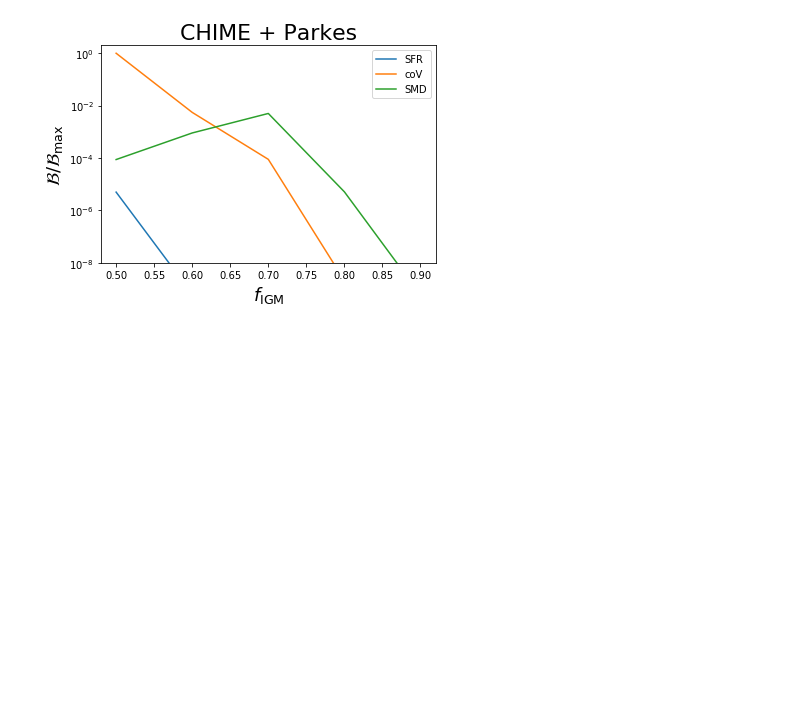
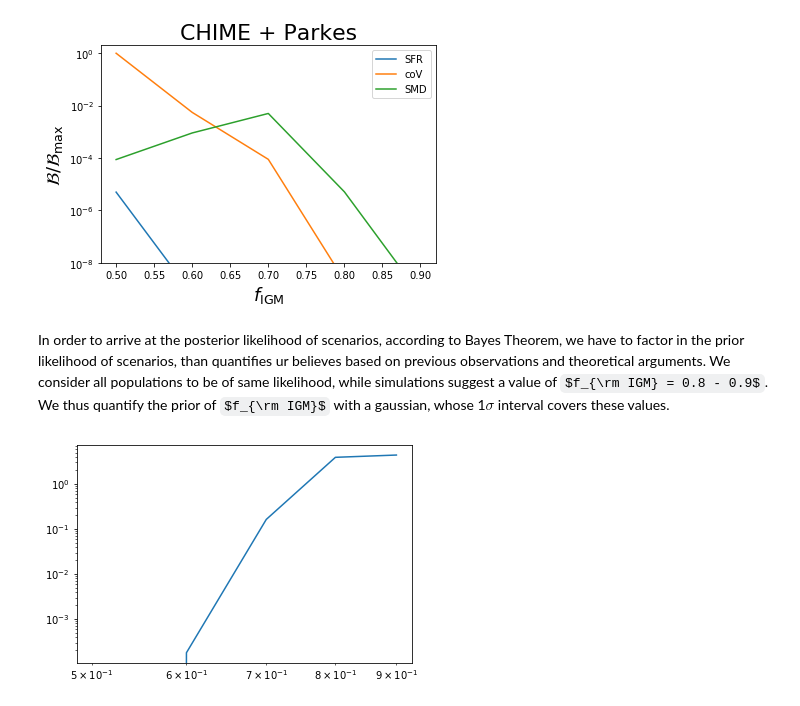
Before and after one commit to FRBs/PreFRBLE, a Jupyter notebook: notebooks/PreFRBLE_JointAnalysis_fIGM-population.ipynb, the cells around one changed output. Saved outputs shown, nothing was run; the diff lists cells and outputs as text; code cells hidden in the pictures; some formulas as TeX source; blank space fills up the shorter version.

```diff
--- a/notebooks/PreFRBLE_JointAnalysis_fIGM-population.ipynb
+++ b/notebooks/PreFRBLE_JointAnalysis_fIGM-population.ipynb
@@ -24,6 +25,9 @@ scenario_IGM = {
 }
 
 Cs = np.arange(0.500,0.901, 0.100)
+f_IGMs = Cs
+f_IGMs_range = f_IGMs-0.05
+f_IGMs_range = np.append( f_IGMs_range, f_IGMs[-1]+0.05)
 # %% [markdown]
 joint investigation of IGM baryon content and redshift population of FRBs.
 Using prediction of $P(z|{\rm telescope},{\rm population})$ and $P({\rm DM}|z,C)$, we arrive at prediction of observed DM by integration, $P({\rm DM}|C,{\rm telescope},{\rm population}) = \int P(z|{\rm telescope},{\rm population}) ~ P({\rm DM}|z,C) ~{\rm d}z$ and quantify how well that fits to $P(DM|{\rm observed})$.
@@ -286,3 +290,6 @@ plt.ylim(1e-8,2)
 # %% [output]
 (1e-08, 2)
 [figure]
+# %% [markdown]
+In order to arrive at the posterior likelihood of scenarios, according to Bayes Theorem, we have to factor in the prior likelihood of scenarios, than quantifies ur believes based on previous observations and theoretical arguments.
+We consider all populations to be of same likelihood, while simulations suggest a value of $f_{\rm IGM} = 0.8 - 0.9$. We thus quantify the prior of $f_{\rm IGM}$ with a gaussian, whose 1$\sigma$ interval covers these values.
@@ -288,0 +300,10 @@ plt.ylim(1e-8,2)
+# %%
+mu = 0.85
+sigma = 0.05
+N=10**6
+
+f_IGMs_ =  np.random.normal( mu, sigma, N )
+P_fIGM, fIGM = Histogram( data=f_IGMs_, bins=len(f_IGMs), range=f_IGMs_range[np.array([0,-1])], density=True )
+PlotLikelihood( P=P_fIGM, x=f_IGMs_range)
+# %% [output]
+[figure, added]
```
Also changed, not shown: parts of 10 cells of this notebook, 3 other files.
